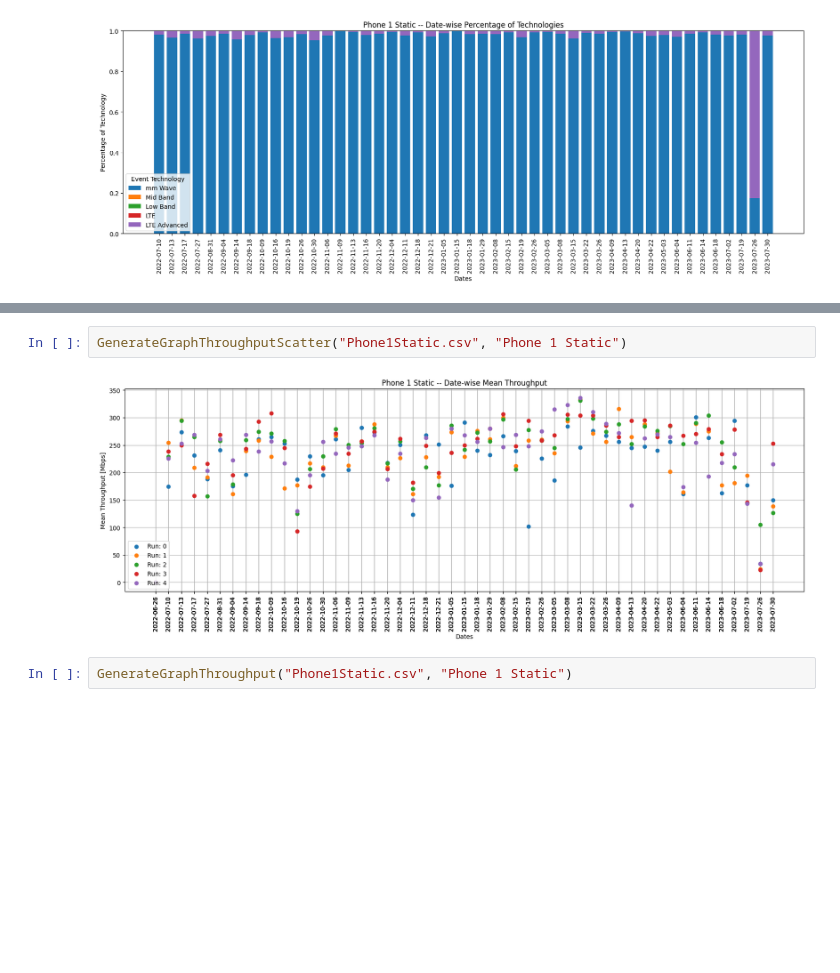
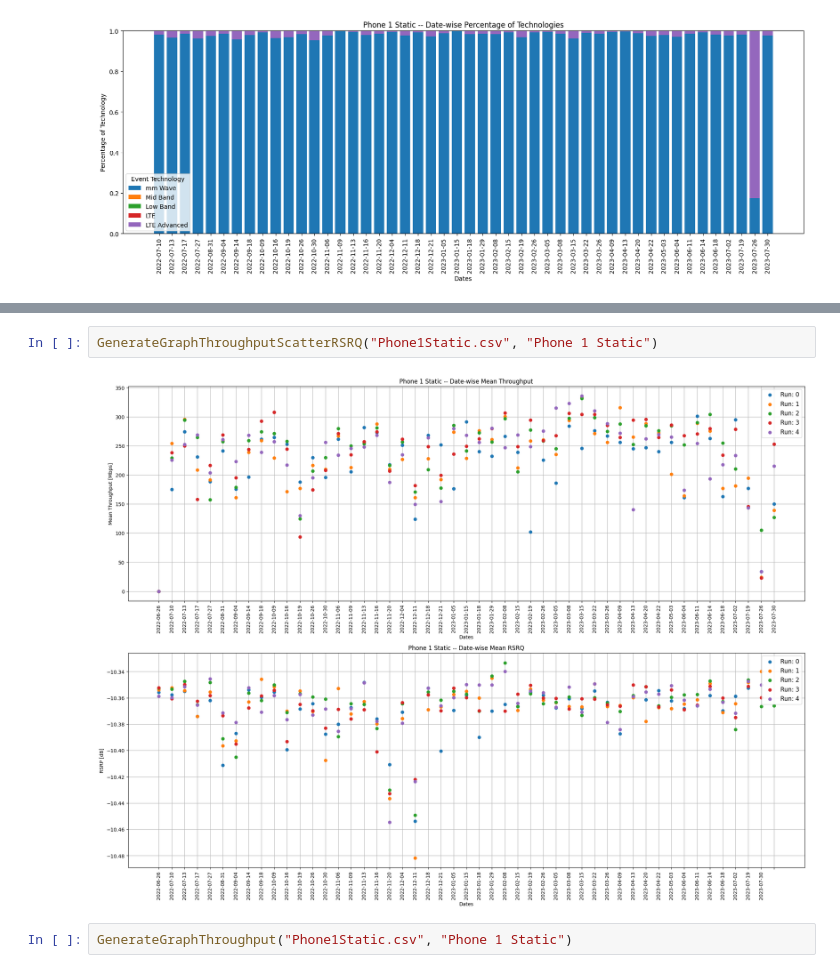
Before and after one commit to Bobeshwar/5gevolution, a Jupyter notebook: dataProcessing.ipynb, the cells around one changed output, grey strips where cells are left out. Cells and saved outputs as stored; diff of their text form; blank space fills up the shorter version.

```diff
--- a/dataProcessing.ipynb
+++ b/dataProcessing.ipynb
@@ -227,7 +375,7 @@ GenerateGraph("Phone1Static.csv", "Phone 1 Static")
 # %%
-GenerateGraphThroughputScatter("Phone1Static.csv", "Phone 1 Static")
+GenerateGraphThroughputScatterRSRQ("Phone1Static.csv", "Phone 1 Static")
 # %% [output]
-[figure, old version]
+[figure, new version]
 # %%
 GenerateGraphThroughput("Phone1Static.csv", "Phone 1 Static")
 # %% [output]
```
Also changed, not shown: parts of 12 cells of this notebook.
